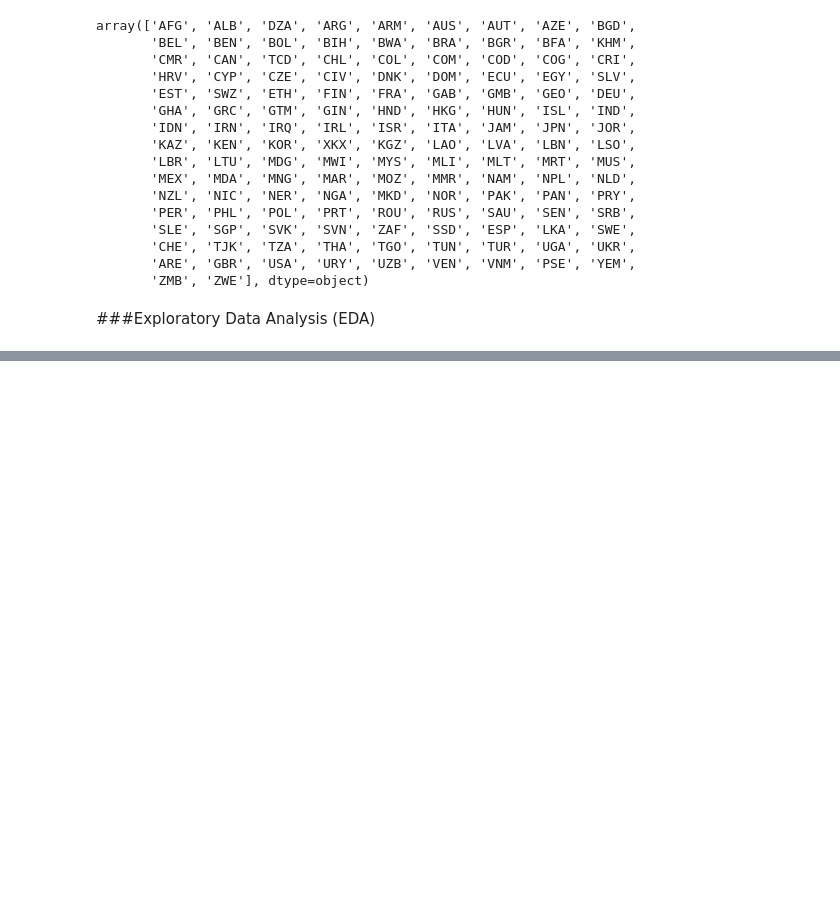
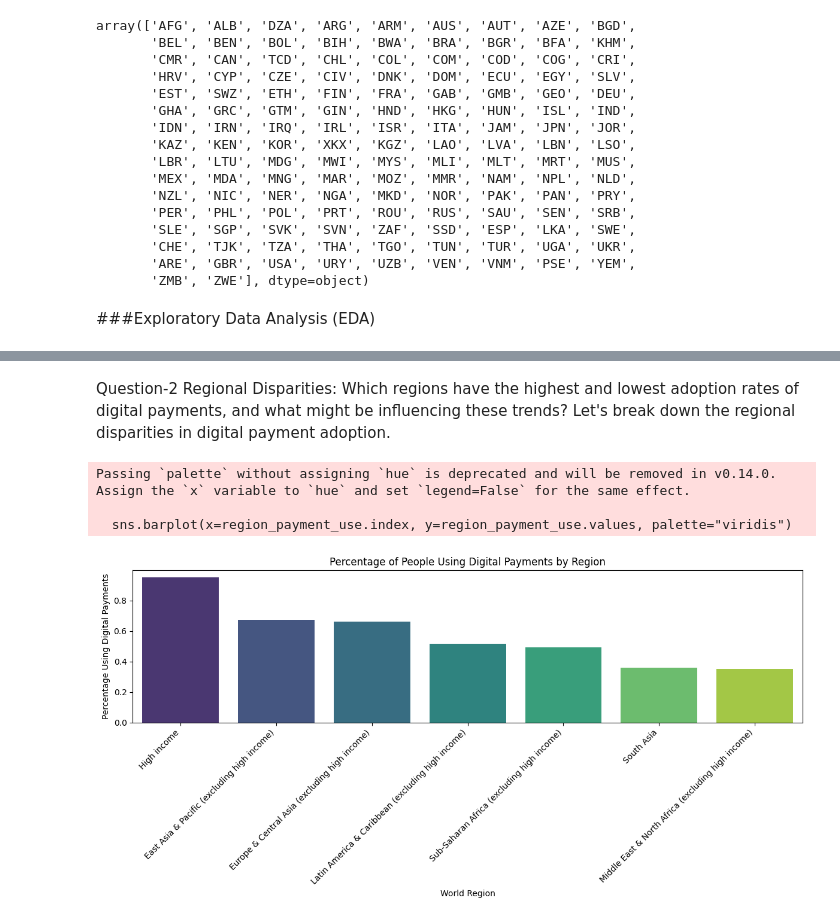
Before and after one commit to Prima-7272/BDS, a Jupyter notebook: Copy_of_FirstEDA.ipynb, the cells around one changed output, grey strips where cells are left out. Cells and saved outputs as stored; diff of their text form; code cells hidden in the pictures; blank space fills up the shorter version.

```diff
--- a/Copy_of_FirstEDA.ipynb
+++ b/Copy_of_FirstEDA.ipynb
@@ -427,0 +320,30 @@ The results from the logistic regression analysis suggest that receiving financi
+# %% [markdown]
+Question-2 Regional Disparities: Which regions have the highest and lowest adoption rates of digital payments, and what might be influencing these trends?
+Let's break down the regional disparities in digital payment adoption.
+# %%
+# Filter relevant columns for digital payment analysis
+selected_columns = ['regionwb', 'anydigpayment']
+data_filtered = data[selected_columns].dropna()
+
+# Convert the digital payment column ('anydigpayment') to binary values for easier analysis (1 = used, 0 = not used)
+data_filtered['anydigpayment'] = data_filtered['anydigpayment'].apply(lambda x: 1 if x == 1 else 0)
+
+# Grouping by region to calculate the average usage of digital payments in each region
+region_payment_use = data_filtered.groupby('regionwb')['anydigpayment'].mean().sort_values(ascending=False)
+
+# Plotting the percentage of people using digital payments across different regions
+plt.figure(figsize=(12, 6))
+sns.barplot(x=region_payment_use.index, y=region_payment_use.values, palette="viridis")
+plt.title("Percentage of People Using Digital Payments by Region")
+plt.ylabel("Percentage Using Digital Payments")
+plt.xlabel("World Region")
+plt.xticks(rotation=45, ha='right')
+plt.tight_layout()
+
+# Saving the plot
+plt.show()
+# %% [output]
+Passing `palette` without assigning `hue` is deprecated and will be removed in v0.14.0. Assign the `x` variable to `hue` and set `legend=False` for the same effect.
+
+  sns.barplot(x=region_payment_use.index, y=region_payment_use.values, palette="viridis")
+[figure, added]
```
Also changed, not shown: parts of 40 cells of this notebook.
